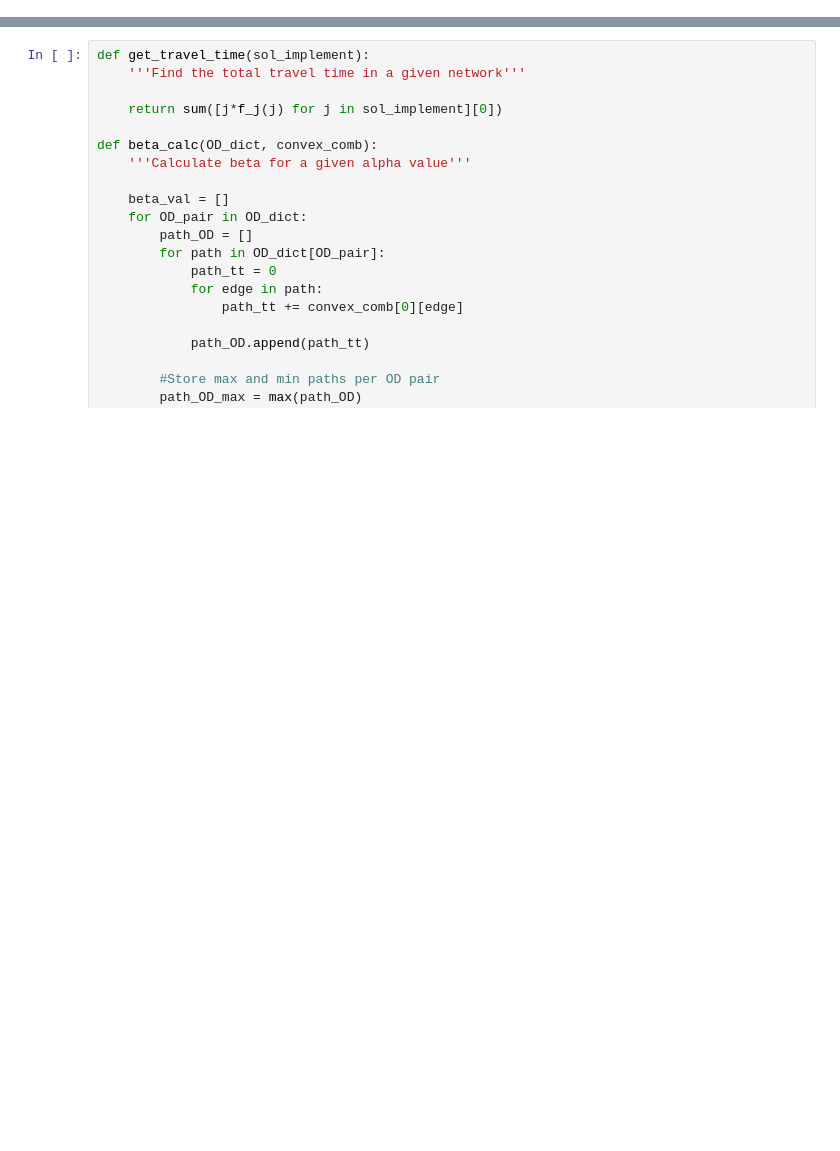
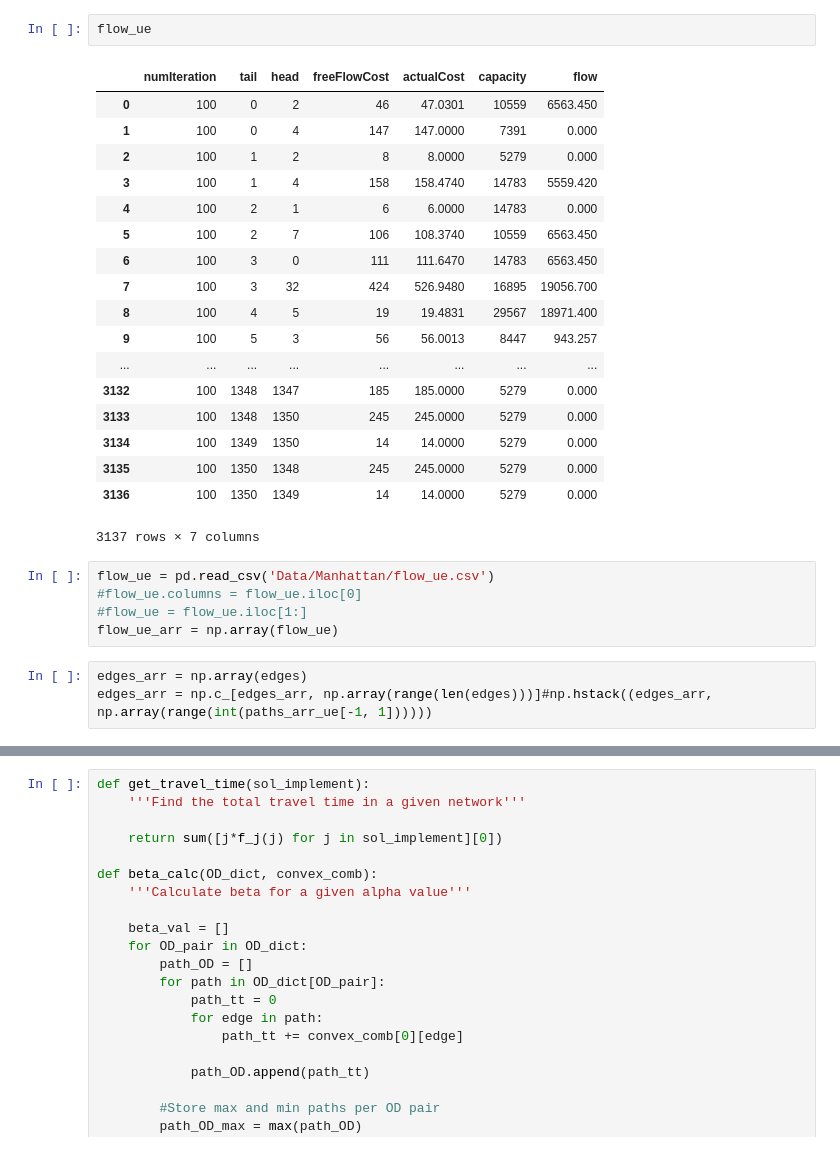
Before and after one commit to StanfordASL/fair-routing, a Jupyter notebook: differential_pricing.ipynb, the cells around one changed output, grey strips where cells are left out. Saved outputs shown, nothing was run; the diff lists cells and outputs as text; blank space fills up the shorter version.

```diff
--- a/differential_pricing.ipynb
+++ b/differential_pricing.ipynb
@@ -3,0 +27,29 @@ import numpy as np
+# %%
+flow_ue
+# %% [output]
+|  | numIteration | tail | head | freeFlowCost | actualCost | capacity | flow |
+| 0 | 100 | 0 | 2 | 46 | 47.0301 | 10559 | 6563.450 |
+| 1 | 100 | 0 | 4 | 147 | 147.0000 | 7391 | 0.000 |
+| 2 | 100 | 1 | 2 | 8 | 8.0000 | 5279 | 0.000 |
+| 3 | 100 | 1 | 4 | 158 | 158.4740 | 14783 | 5559.420 |
+| 4 | 100 | 2 | 1 | 6 | 6.0000 | 14783 | 0.000 |
+| 5 | 100 | 2 | 7 | 106 | 108.3740 | 10559 | 6563.450 |
+| 6 | 100 | 3 | 0 | 111 | 111.6470 | 14783 | 6563.450 |
+| 7 | 100 | 3 | 32 | 424 | 526.9480 | 16895 | 19056.700 |
+| 8 | 100 | 4 | 5 | 19 | 19.4831 | 29567 | 18971.400 |
+| 9 | 100 | 5 | 3 | 56 | 56.0013 | 8447 | 943.257 |
+| ... | ... | ... | ... | ... | ... | ... | ... |
+| 3132 | 100 | 1348 | 1347 | 185 | 185.0000 | 5279 | 0.000 |
+| 3133 | 100 | 1348 | 1350 | 245 | 245.0000 | 5279 | 0.000 |
+| 3134 | 100 | 1349 | 1350 | 14 | 14.0000 | 5279 | 0.000 |
+| 3135 | 100 | 1350 | 1348 | 245 | 245.0000 | 5279 | 0.000 |
+| 3136 | 100 | 1350 | 1349 | 14 | 14.0000 | 5279 | 0.000 |
+3137 rows × 7 columns
+# %%
+flow_ue = pd.read_csv('Data/Manhattan/flow_ue.csv')
+#flow_ue.columns = flow_ue.iloc[0]
+#flow_ue = flow_ue.iloc[1:]
+flow_ue_arr = np.array(flow_ue)
+# %%
+edges_arr = np.array(edges)
+edges_arr = np.c_[edges_arr, np.array(range(len(edges)))]#np.hstack((edges_arr, np.array(range(int(paths_arr_ue[-1, 1])))))
```
Also changed, not shown: parts of 43 cells of this notebook.
